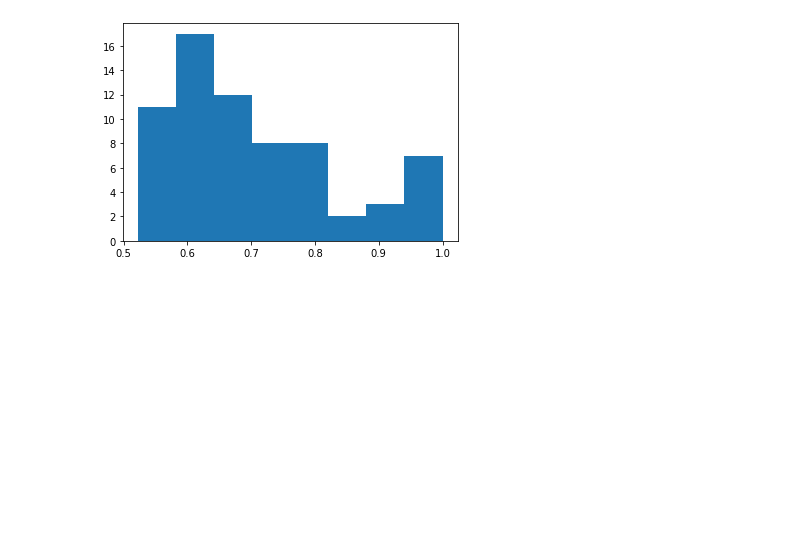
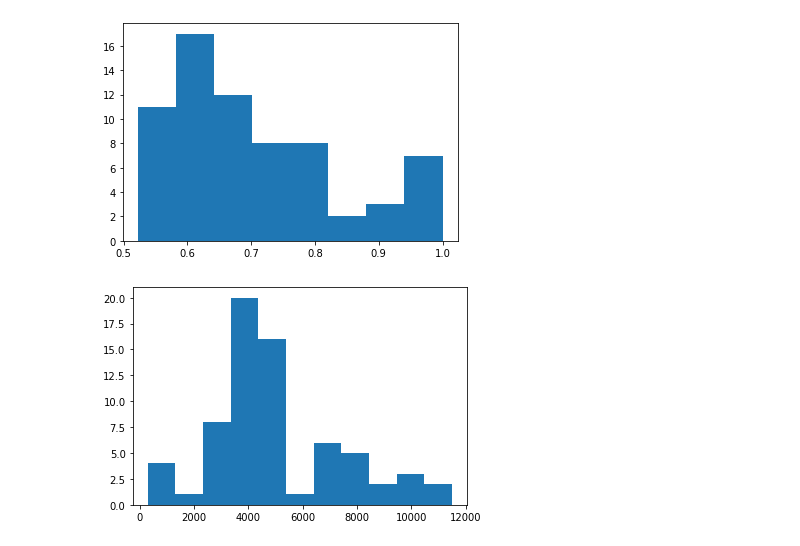
Before and after one commit to bmardu/lab-av_02, a Jupyter notebook: plots.ipynb, the cells around one changed output. Saved outputs shown, nothing was run; the diff lists cells and outputs as text; code cells hidden in the pictures; blank space fills up the shorter version.

```diff
--- a/plots.ipynb
+++ b/plots.ipynb
@@ -17,3 +17,14 @@ plt.hist(rel, bins=n_bins)
 plt.show()
 # %% [output]
 [figure]
+# %%
+#Histograma Velocidad
+vel = pd.DataFrame(t_sofia, columns=["velcenter"])
+vel_max = float(vel.max())
+vel_min = float(vel.min())
+n_bins = round((vel_max-vel_min)/1000)
+
+plt.hist(vel, bins=n_bins)
+plt.show()
+# %% [output]
+[figure, added]
```
Also changed, not shown: parts of 6 cells of this notebook, 2 other files.
